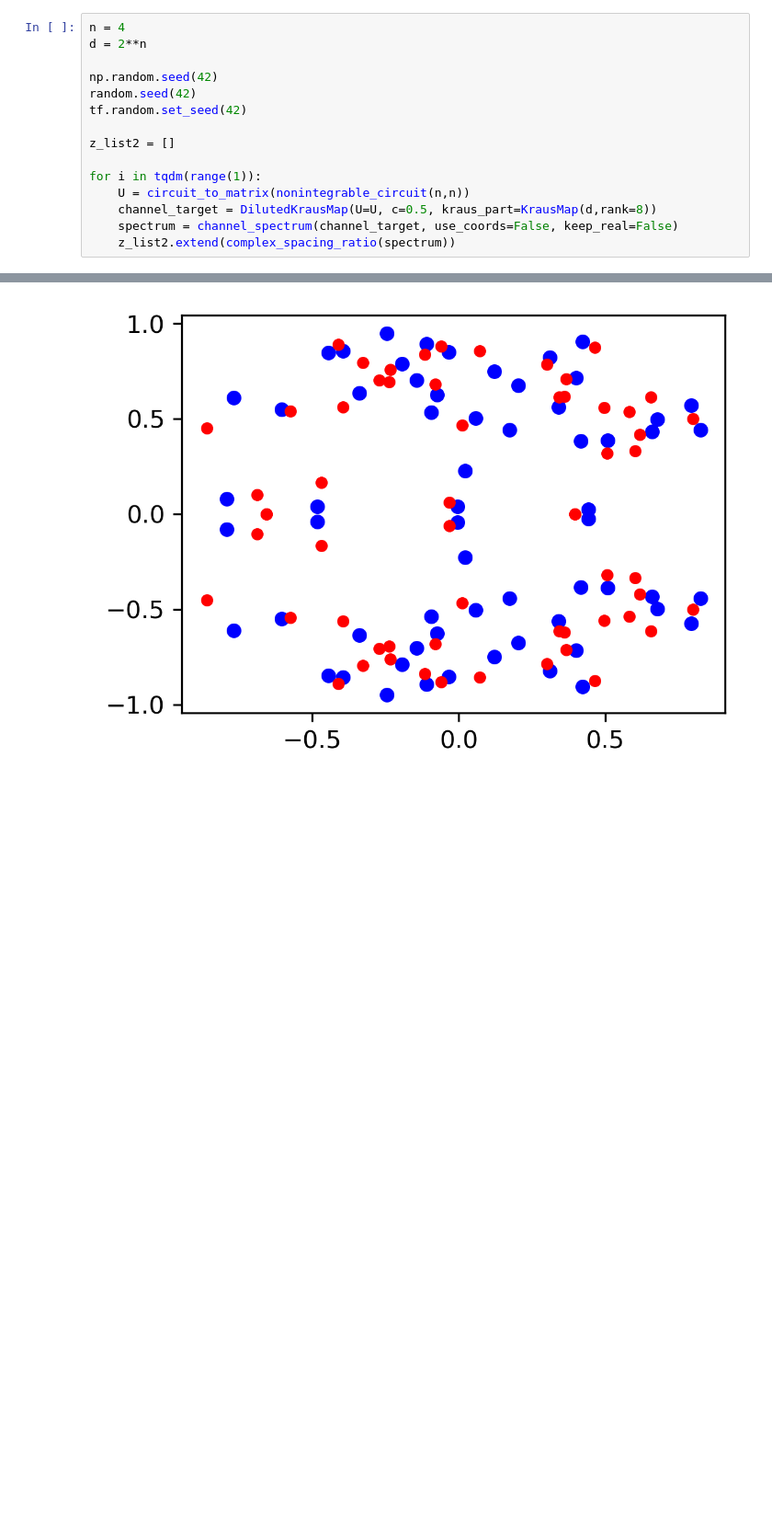
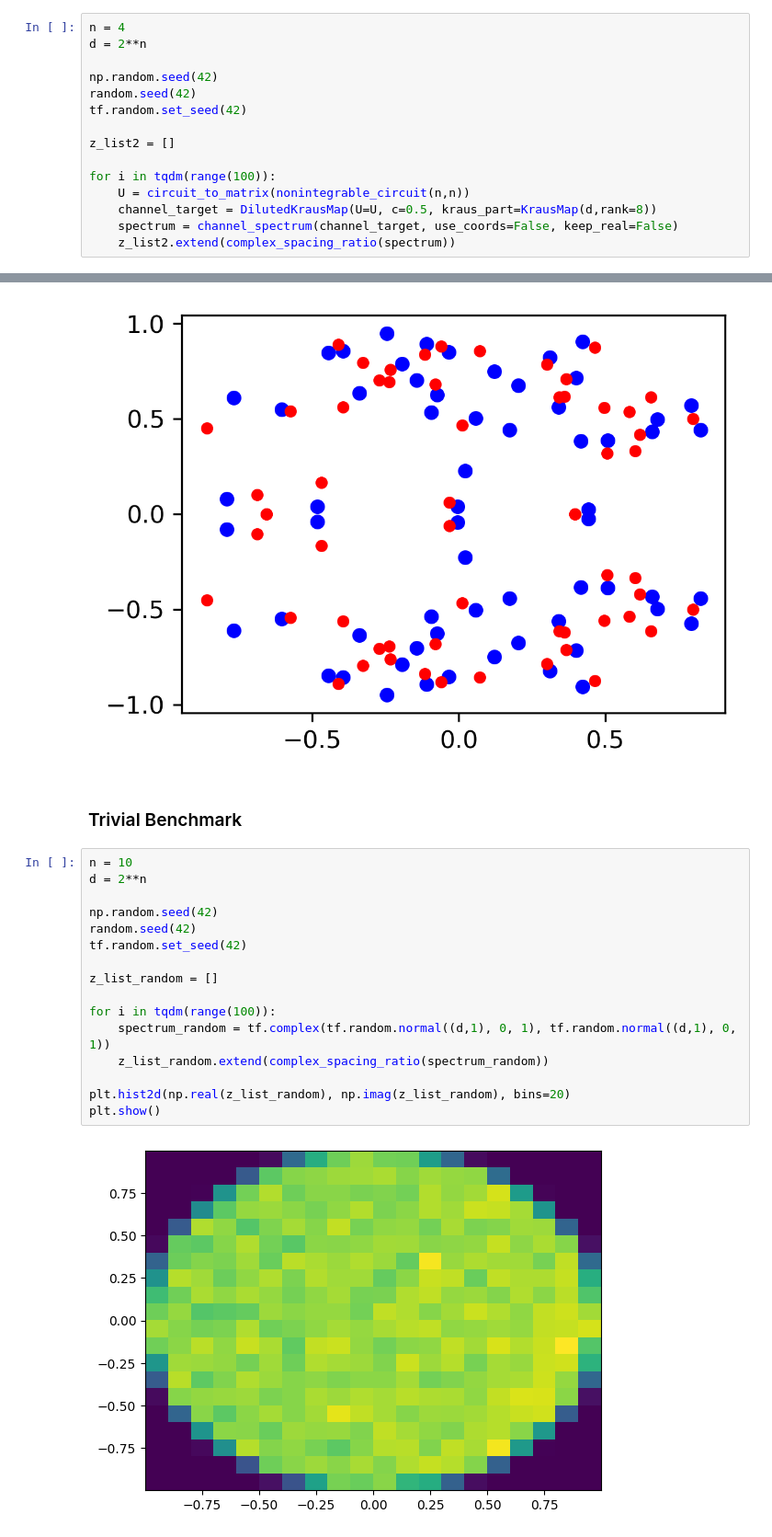
Before and after one commit to KristianWold/experimental-quantum-spectrum, a Jupyter notebook: notebooks/experiments/Complex Spacing Ratio.ipynb, the cells around one changed output, grey strips where cells are left out. Shown at 92% size. Saved outputs shown, nothing was run; the diff lists cells and outputs as text; blank space fills up the shorter version.

```diff
--- a/notebooks/experiments/Complex Spacing Ratio.ipynb
+++ b/notebooks/experiments/Complex Spacing Ratio.ipynb
@@ -139,7 +108,7 @@ tf.random.set_seed(42)
 
 z_list2 = []
 
-for i in tqdm(range(1)):
+for i in tqdm(range(100)):
     U = circuit_to_matrix(nonintegrable_circuit(n,n))
     channel_target = DilutedKrausMap(U=U, c=0.5, kraus_part=KrausMap(d,rank=8))
     spectrum = channel_spectrum(channel_target, use_coords=False, keep_real=False)
@@ -325,3 +294,23 @@ plt.plot(np.real(z_model2), np.imag(z_model2), 'ro', markersize=4)
 plt.show()
 # %% [output]
 [figure]
+# %% [markdown]
+### Trivial Benchmark
+# %%
+n = 10
+d = 2**n
+
+np.random.seed(42)
+random.seed(42)
+tf.random.set_seed(42)
+
+z_list_random = []
+
+for i in tqdm(range(100)):
+    spectrum_random = tf.complex(tf.random.normal((d,1), 0, 1), tf.random.normal((d,1), 0, 1))
+    z_list_random.extend(complex_spacing_ratio(spectrum_random))
+
+plt.hist2d(np.real(z_list_random), np.imag(z_list_random), bins=20)
+plt.show()
+# %% [output]
+[figure, added]
```
Also changed, not shown: parts of 13 cells of this notebook, 2 other files.
